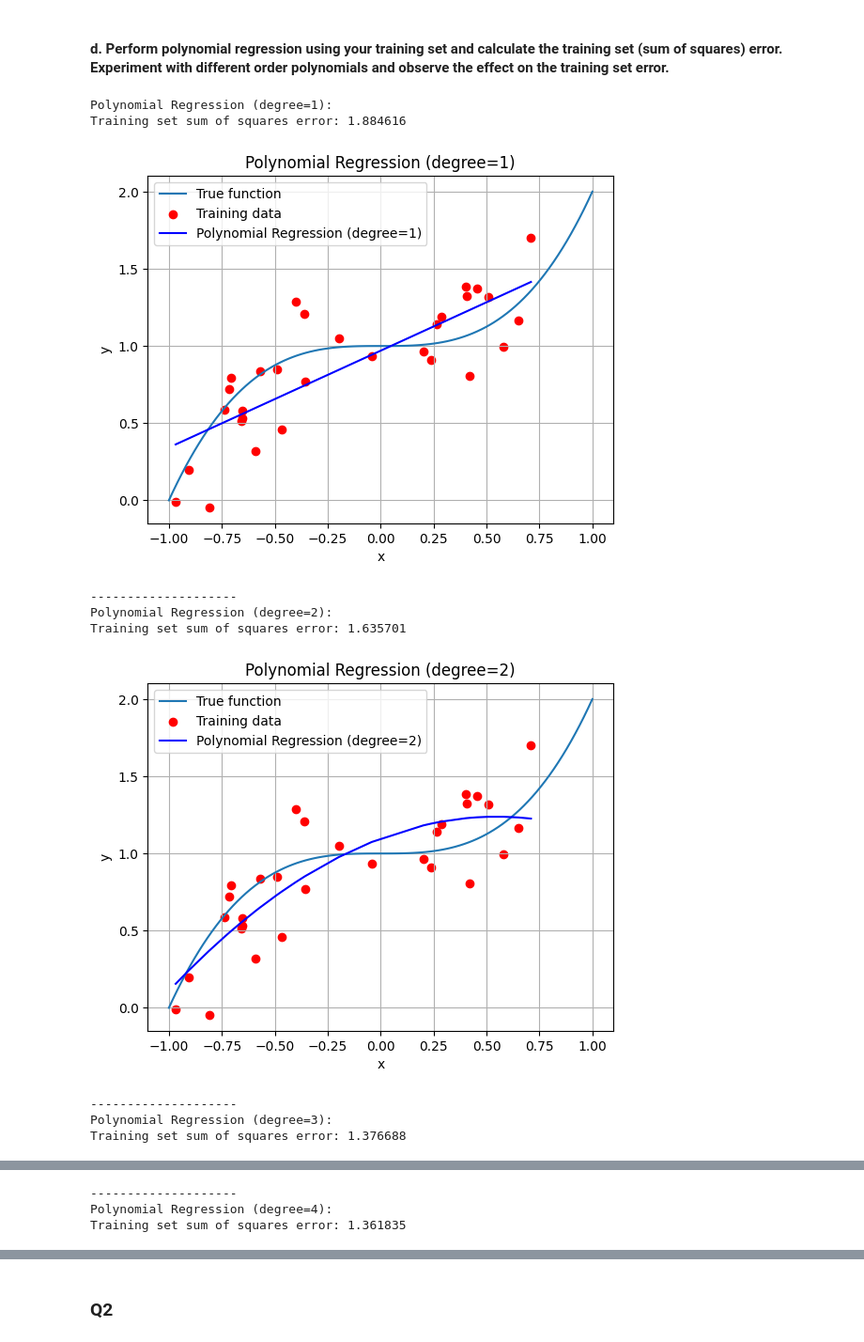
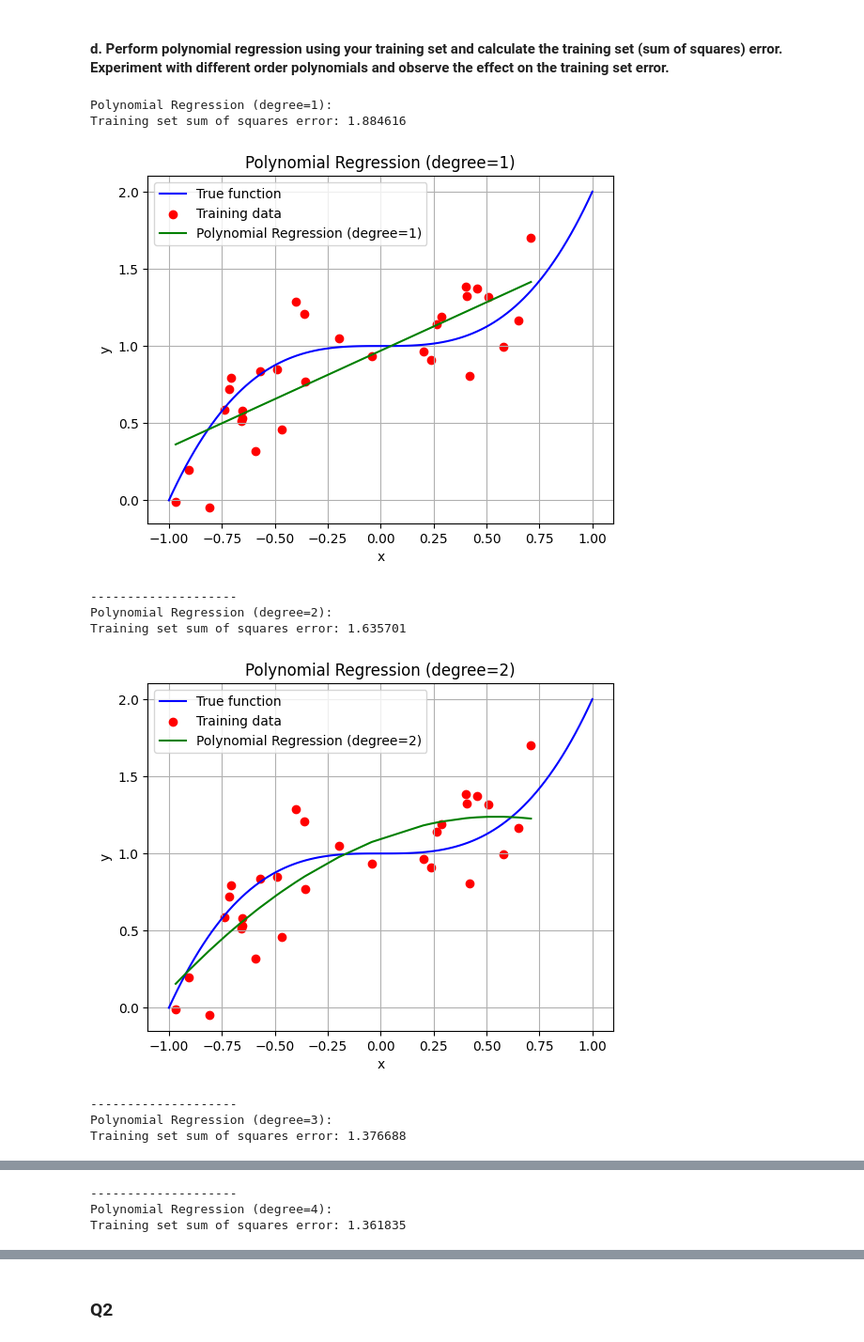
Before and after one commit to keys-i/COMP4702, a Jupyter notebook: src/W4.ipynb, the cells around one changed output, grey strips where cells are left out. Shown at 94% size. Drawn from its saved outputs; the diff is of its cells as text; code cells hidden in the pictures.

Commit message:
W4: Q1 (changed coloring to make it more visible) - fixed

```diff
--- a/src/W4.ipynb
+++ b/src/W4.ipynb
@@ -93,37 +93,37 @@ Training set sum of squares error: 1.884616
 # %%
 for degree in range(1, 6):
     polynomial_features = PolynomialFeatures(degree=degree)
     x_train_poly = polynomial_features.fit_transform(x_train_reshaped)
 
     poly_reg = LinearRegression()
     poly_reg.fit(x_train_poly, y_train_noisy)
     y_pred_poly = poly_reg.predict(x_train_poly)
 
     sse_poly = np.sum((y_train_noisy - y_pred_poly)**2)
 
     print(f"{color.YELLOW_BOLD}Polynomial Regression (degree={degree}){color.END}:")
     print(f"Training set sum of squares error: {sse_poly:.6f}")
 
     # Plotting to visualise the polynomial regression (optional)
-    plt.plot(x, y, label='True function')
+    plt.plot(x, y, label='True function', color='blue')
     plt.scatter(x_train, y_train_noisy, color='red', label='Training data')
-    plt.plot(x_train, y_pred_poly, color='blue', label=f'Polynomial Regression (degree={degree})')
+    plt.plot(x_train, y_pred_poly, color='green', label=f'Polynomial Regression (degree={degree})')
     plt.xlabel('x')
     plt.ylabel('y')
     plt.title(f'Polynomial Regression (degree={degree})')
     plt.grid(True)
     plt.legend()
     plt.show()
 
     print("-" * 20)
 # %% [output]
 Polynomial Regression (degree=1):
 Training set sum of squares error: 1.884616
-[figure, old version]
+[figure, new version]
 --------------------
 Polynomial Regression (degree=2):
 Training set sum of squares error: 1.635701
-[figure, old version]
+[figure, new version]
 --------------------
 Polynomial Regression (degree=3):
 Training set sum of squares error: 1.376688
```
Also changed, not shown: parts of 1 cell of this notebook.
